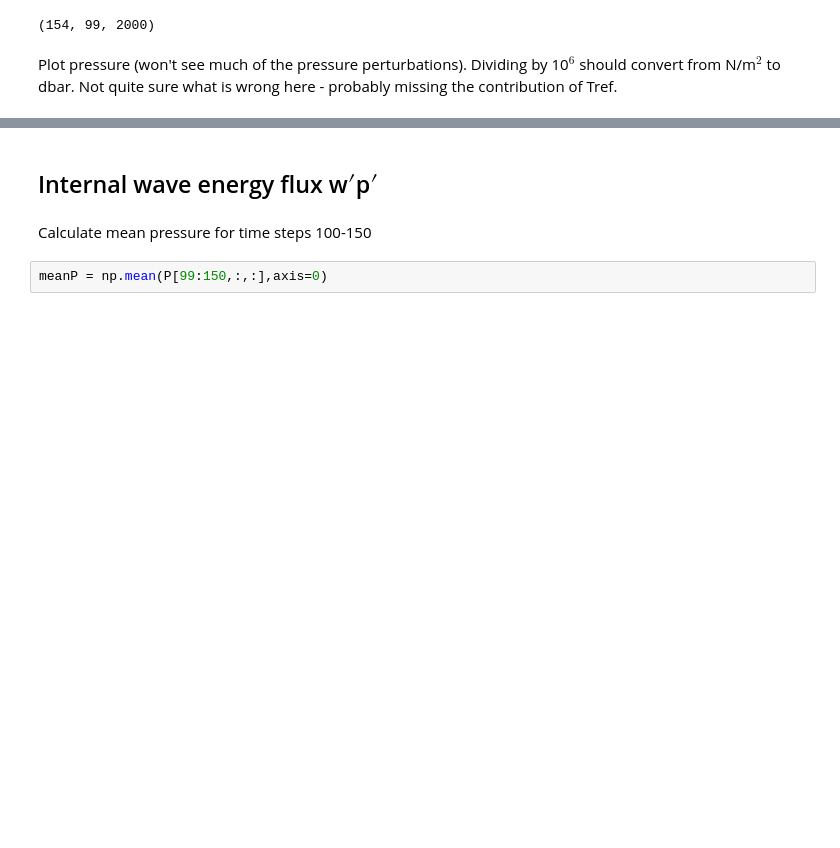
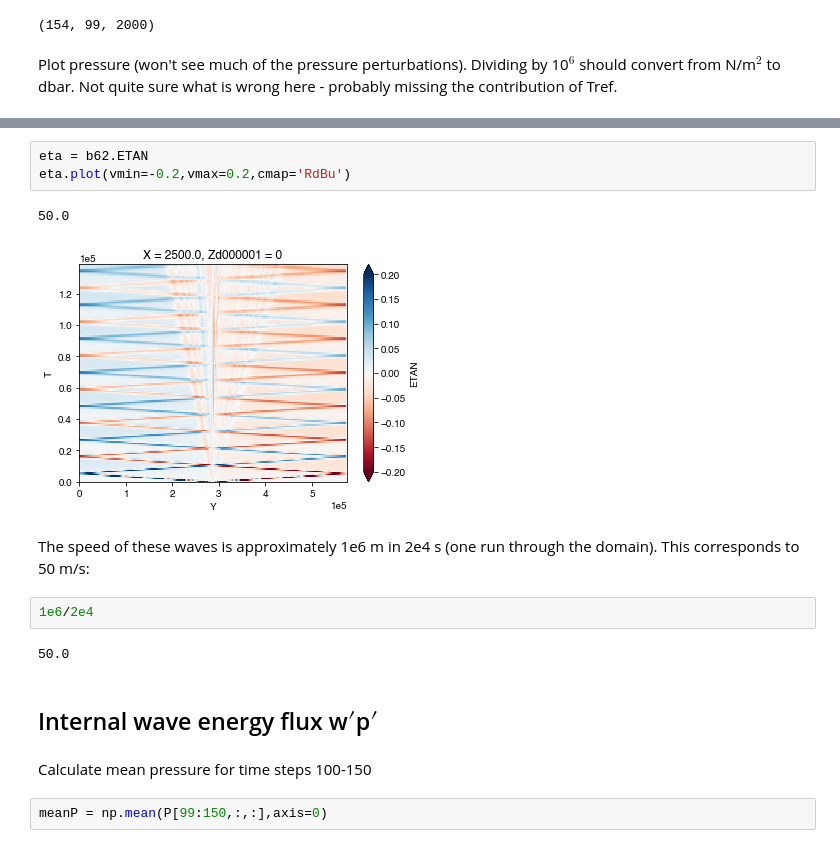
Before and after one commit to gunnarvoet/flow-across-bump, a Jupyter notebook: analysis/bump_analysis.ipynb, the cells around one changed output, grey strips where cells are left out. Cells and saved outputs as stored; diff of their text form; blank space fills up the shorter version.

```diff
--- a/analysis/bump_analysis.ipynb
+++ b/analysis/bump_analysis.ipynb
@@ -387,3 +440,15 @@ plt.colorbar()
+# %%
+eta = b62.ETAN
+eta.plot(vmin=-0.2,vmax=0.2,cmap='RdBu')
+# %% [output]
+50.0
+[figure, added]
+# %% [markdown]
+The speed of these waves is approximately 1e6 m in 2e4 s (one run through the domain). This corresponds to 50 m/s:
+# %%
+1e6/2e4
+# %% [output]
+50.0
 # %% [markdown]
 ## Internal wave energy flux w$\prime$p$\prime$
 # %% [markdown]
```
Also changed, not shown: parts of 31 cells of this notebook, 2 other files.
